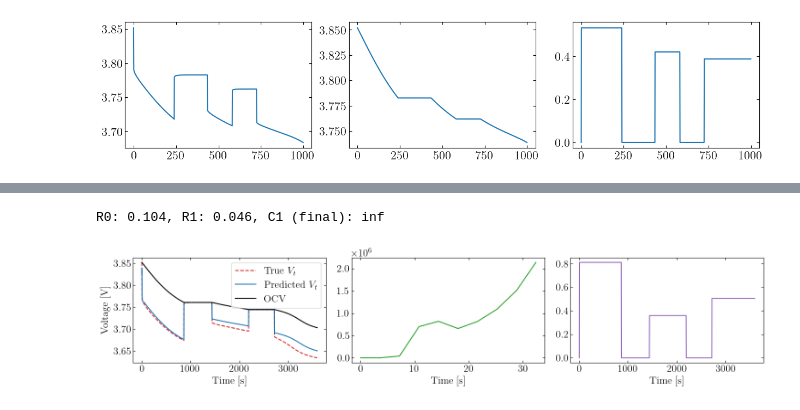
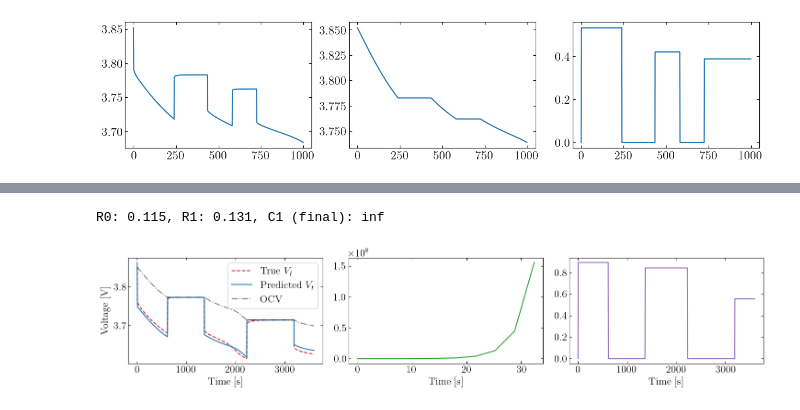
Before and after one commit to j-haralds/MSc_thesis, a Jupyter notebook: program/3_PHNN_ECM/4_JN_PHNN.ipynb, the cells around one changed output, grey strips where cells are left out. Drawn from its saved outputs; the diff is of its cells as text; code cells hidden in the pictures.

```diff
--- a/program/3_PHNN_ECM/4_JN_PHNN.ipynb
+++ b/program/3_PHNN_ECM/4_JN_PHNN.ipynb
@@ -376,27 +386,27 @@ def eval_rollout_phnn(idx=0):
 
     return V_pred, V_true, I_phys, t, valid, C1
 # %%
-idx = 10
+idx = 1
 V_pred, V_true, I_phys, t, valid, C1 = eval_rollout_phnn(idx)
 
 fig, axes = plt.subplots(1, 3, figsize=(15, 3.5))
 
 axes[0].plot(t[valid], V_true[valid], '--', color='tab:red', label=r'True $V_t$')
 axes[0].plot(t[valid], V_pred[valid], color='tab:blue',  label=r'Predicted $V_t$')
-axes[0].plot(t[valid], ocv_test[idx][valid], 'k-', label=r'OCV')
+axes[0].plot(t[valid], ocv_test[idx][valid], '-.', color='black', alpha=0.5, label=r'OCV')
 axes[0].set_xlabel("Time [s]")
 axes[0].set_ylabel("Voltage [V]")
 axes[0].legend()
 
 print(f'R0: {model.R0.item():.3f}, R1: {model.R1.item():.3f}, C1 (final): {C1[0, -1].item():.3f}')
 
 axes[1].plot(t[:10], C1[0, :10].detach().numpy(), color='tab:green', label=r'Estimated C1 [F]')
 axes[1].set_xlabel("Time [s]")
 
 axes[2].plot(t, I_phys[0, :], color='tab:purple', label=r'RC time constant $\tau$ [s]')
 axes[2].set_xlabel("Time [s]")
 
 fig.tight_layout()
 # %% [output]
-R0: 0.104, R1: 0.046, C1 (final): inf
+R0: 0.115, R1: 0.131, C1 (final): inf
-[figure, old version]
+[figure, new version]
```
Also changed, not shown: parts of 3 cells of this notebook.
